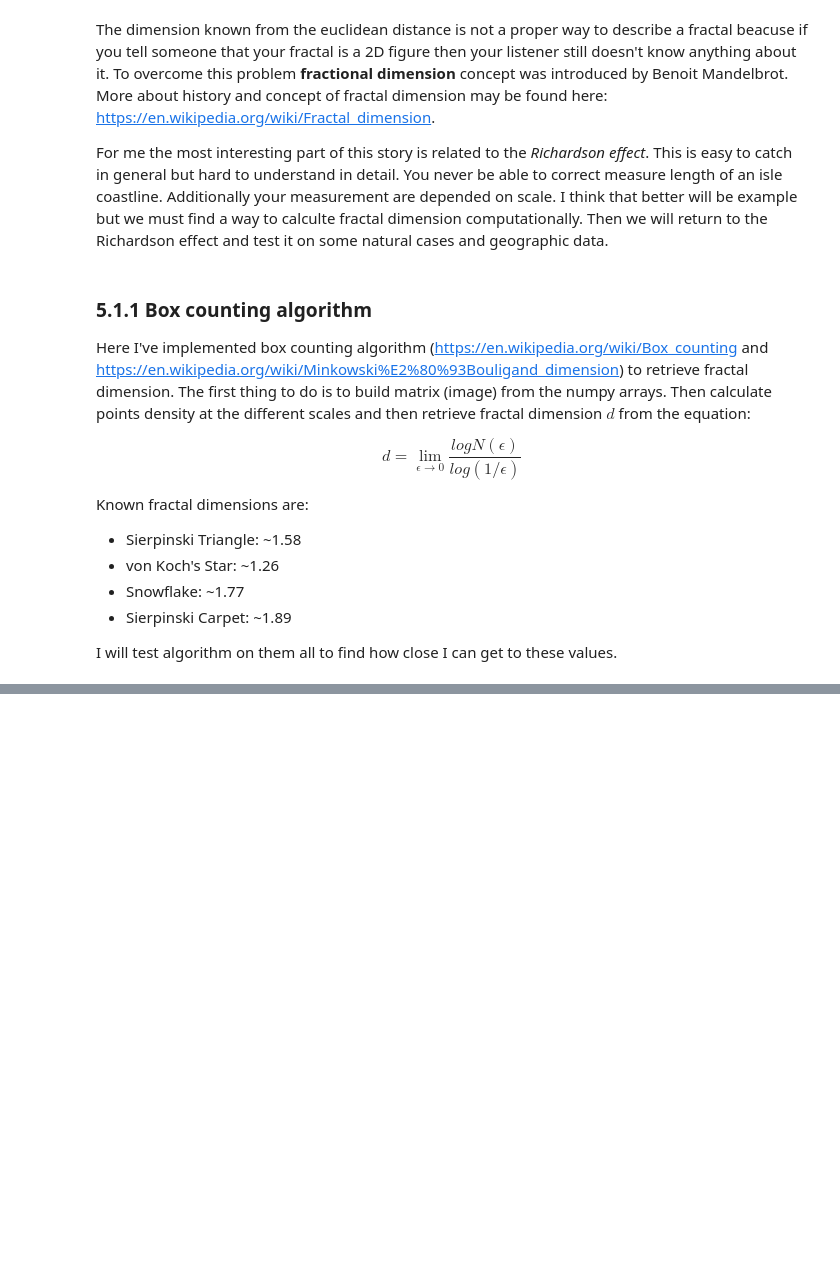
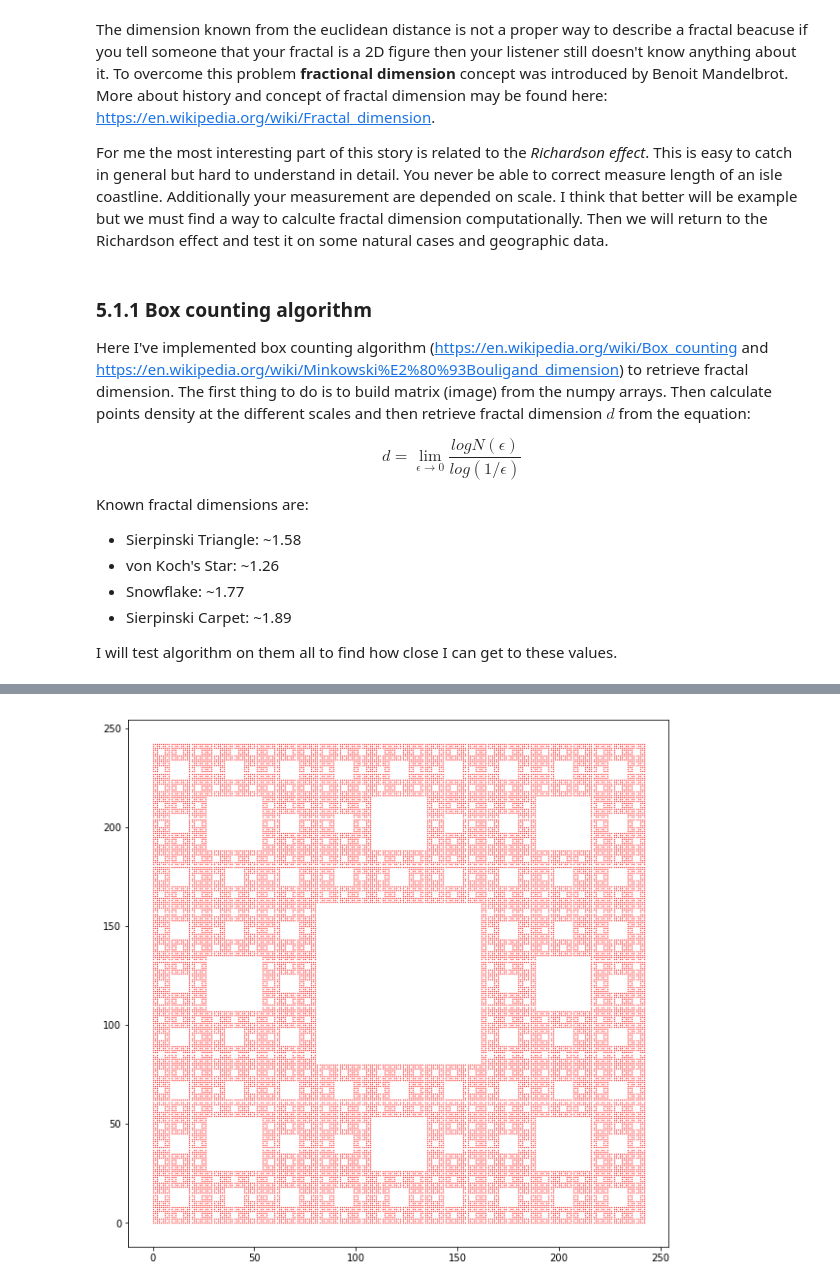
Before and after one commit to SimonMolinsky/fractals_and_chaos, a Jupyter notebook: chapter_05.ipynb, the cells around one changed output, grey strips where cells are left out. Cells and saved outputs as stored; diff of their text form; code cells hidden in the pictures; blank space fills up the shorter version.

Commit message:
testing of box counting algorithm

```diff
--- a/chapter_05.ipynb
+++ b/chapter_05.ipynb
@@ -332,0 +478,94 @@ plt.show()
+# %%
+# Carpet
+
+class SierpinskiCarpet:
+
+    def __init__(self, number_of_iterations=3):
+        # Calculate size of np.array
+        self.steps = number_of_iterations
+        self.size = 3**number_of_iterations
+        self.canvas = []
+
+    def create_canvas(self):
+        self.canvas = np.ones((self.size, self.size), dtype=int)
+
+    def show_canvas(self):
+        fig = plt.figure(figsize=(10,10))
+        plt.imshow(self.canvas, cmap='gray')
+        plt.show()
+
+    @staticmethod
+    def find_satellite_points(point, distance):
+        # find new distance and store it
+        if distance == 1:
+            new_distance = 0
+        else:
+            new_distance = int((3**(distance-1)) / 2)
+
+        # find all satellite points
+        d = 3**distance
+        list_of_points = []
+        for p in point:
+            pA = [p[0] - d, p[0], p[0] + d]
+            pB = [p[1] - d, p[1], p[1] + d]
+            for x in pA:
+                for y in pB:
+                    if [x, y] != [p[0], p[1]]:
+                        list_of_points.append([x, y])
+        list_of_points.append(new_distance)
+        return list_of_points
+
+    @staticmethod
+    def prepare_neighbours(pts, dist):
+        full_array = []
+        for p in pts:
+            for i in range(p[0] - dist, p[0] + dist + 1):
+                for j in range(p[1] - dist, p[1] + dist + 1):
+                    full_array.append([i, j])
+        return full_array
+
+    def prepare_points(self):
+        # The idea behind algorithm is explained after the code - it will be not clear if I write it here
+        i = self.steps
+
+        # Define first point
+        middle = int(np.ceil(self.size/2))
+        first_point = [middle, middle]
+        first_n_distance = int((3**(i-1)) / 2)
+        points = {i: [first_point, first_n_distance]}
+
+        # Define the rest of points
+        x = points[i]
+        i = i - 1
+        while i > 0:
+            x = self.find_satellite_points(x[:-1], i)
+            points[i] = x
+            i = i - 1
+        return points
+
+    def fill_matrix(self, points_dict):
+        for key in points_dict:
+            array_of_vals = points_dict[key][:-1]
+            neighbours = points_dict[key][-1]
+            if neighbours > 0:
+                array_of_vals = self.prepare_neighbours(array_of_vals, neighbours)
+            for val in array_of_vals:
+                self.canvas[val[0]-1, val[1]-1] = 0
+
+    def create_carpet(self):
+        # The first part is to prepare dict with points to fill
+        filled_points = self.prepare_points()
+        # The second part is to fill matrix of ones by zeros
+        self.fill_matrix(filled_points)
+        return filled_points
+
+my_carpet = SierpinskiCarpet(5)
+my_carpet.create_canvas()
+my_carpet.create_carpet()
+f = my_carpet.canvas
+carpet_pts = np.where(f > 0)
+carpet = np.dstack((carpet_pts[0], carpet_pts[1]))[0]
+
+plt.figure(figsize=(10,10))
+plt.scatter(carpet[:, 0], carpet[:, 1], s=0.1, c='r')
+# %% [output]
@@ -332,0 +573 @@ plt.show()
+[figure, added]
```
Also changed, not shown: parts of 16 cells of this notebook.
